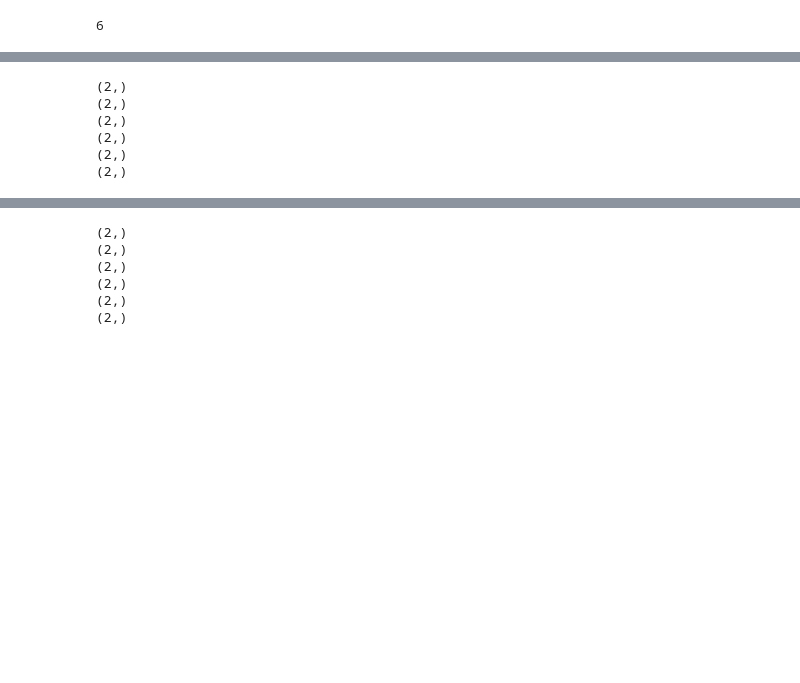
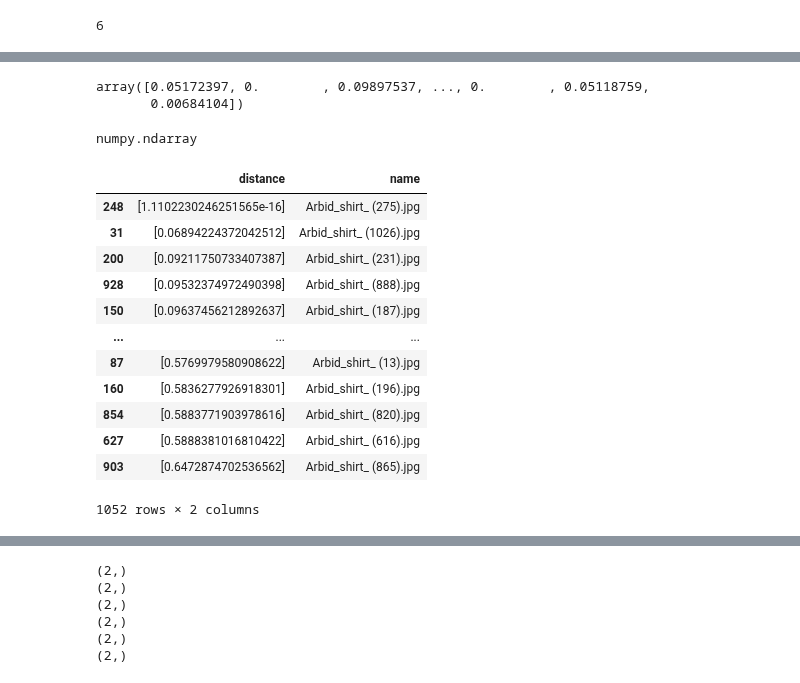
Before and after one commit to artzaza7/ITM_project65_4, a Jupyter notebook: Model/ITM.ipynb, the cells around one changed output, grey strips where cells are left out. Saved outputs shown, nothing was run; the diff lists cells and outputs as text; code cells hidden in the pictures; blank space fills up the shorter version.

```diff
--- a/Model/ITM.ipynb
+++ b/Model/ITM.ipynb
@@ -131,0 +308,2 @@ def findClosest(x,items):
+# %%
+jsn = json.dumps(x.tolist())
@@ -131,0 +314,2 @@ def findClosest(x,items):
+# %%
+listx = json.loads(jsn)
@@ -132,9 +336,29 @@ def findClosest(x,items):
+# %%
+r = np.array(listx)
+# %%
+r
+# %% [output]
+array([0.05172397, 0.        , 0.09897537, ..., 0.        , 0.05118759,
+       0.00684104])
+# %%
+type(r)
+# %% [output]
+numpy.ndarray
 # %%
-result = findClosest(x,images)
+result = findClosest(r,images)
-# %% [output]
-(2,)
-(2,)
-(2,)
-(2,)
-(2,)
-(2,)
+# %%
+result
+# %% [output]
+|  | distance | name |
+| 248 | [1.1102230246251565e-16] | Arbid_shirt_ (275).jpg |
+| 31 | [0.06894224372042512] | Arbid_shirt_ (1026).jpg |
+| 200 | [0.09211750733407387] | Arbid_shirt_ (231).jpg |
+| 928 | [0.09532374972490398] | Arbid_shirt_ (888).jpg |
+| 150 | [0.09637456212892637] | Arbid_shirt_ (187).jpg |
+| ... | ... | ... |
+| 87 | [0.5769979580908622] | Arbid_shirt_ (13).jpg |
+| 160 | [0.5836277926918301] | Arbid_shirt_ (196).jpg |
+| 854 | [0.5883771903978616] | Arbid_shirt_ (820).jpg |
+| 627 | [0.5888381016810422] | Arbid_shirt_ (616).jpg |
+| 903 | [0.6472874702536562] | Arbid_shirt_ (865).jpg |
+1052 rows × 2 columns
```
Also changed, not shown: parts of 21 cells of this notebook, 2 other files.
